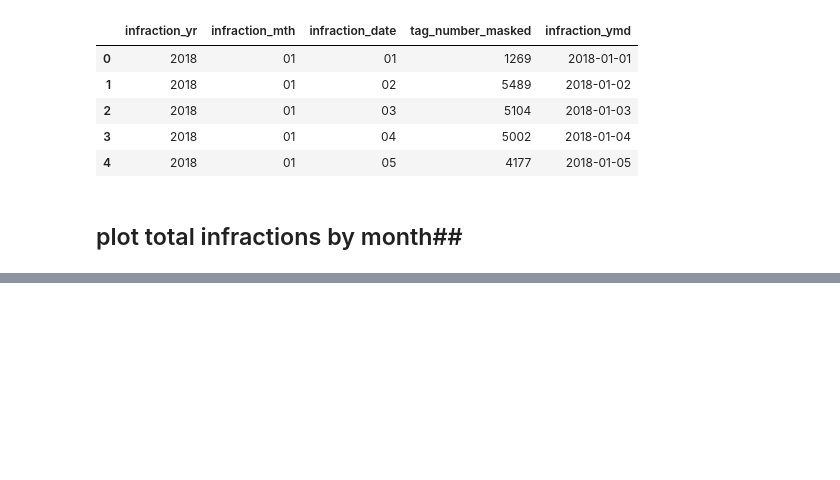
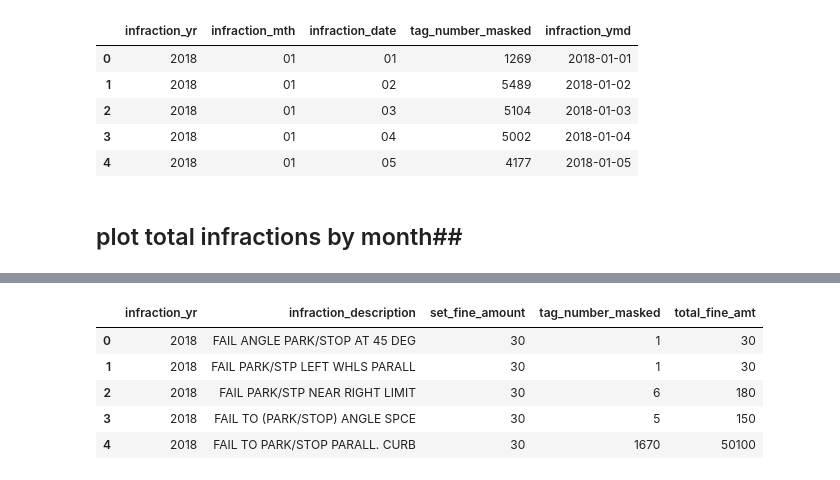
Before and after one commit to SusanQu/toronto_parking_infraction_analysis, a Jupyter notebook: parking_ticket_analysis.ipynb, the cells around one changed output, grey strips where cells are left out. Saved outputs shown, nothing was run; the diff lists cells and outputs as text; code cells hidden in the pictures; blank space fills up the shorter version.

Commit message:
added infraction amt by type

```diff
--- a/parking_ticket_analysis.ipynb
+++ b/parking_ticket_analysis.ipynb
@@ -124,3 +125,16 @@ fig_heatmap.update_yaxes(title_text = 'Month')
 fig_heatmap.show()
 # %% [output]
 [interactive output not drawn]
+# %%
+# Highest to the lowest fine amount by type
+
+fine_type_df = pd.DataFrame(df.groupby(['infraction_yr','infraction_description', 'set_fine_amount']).tag_number_masked.count()).reset_index()
+fine_type_df['total_fine_amt'] = fine_type_df['set_fine_amount'] * fine_type_df['tag_number_masked']
+fine_type_df.head()
+# %% [output]
+|  | infraction_yr | infraction_description | set_fine_amount | tag_number_masked | total_fine_amt |
+| 0 | 2018 | FAIL ANGLE PARK/STOP AT 45 DEG | 30 | 1 | 30 |
+| 1 | 2018 | FAIL PARK/STP LEFT WHLS PARALL | 30 | 1 | 30 |
+| 2 | 2018 | FAIL PARK/STP NEAR RIGHT LIMIT | 30 | 6 | 180 |
+| 3 | 2018 | FAIL TO (PARK/STOP) ANGLE SPCE | 30 | 5 | 150 |
+| 4 | 2018 | FAIL TO PARK/STOP PARALL. CURB | 30 | 1670 | 50100 |
```
Also changed, not shown: parts of 2 cells of this notebook.
